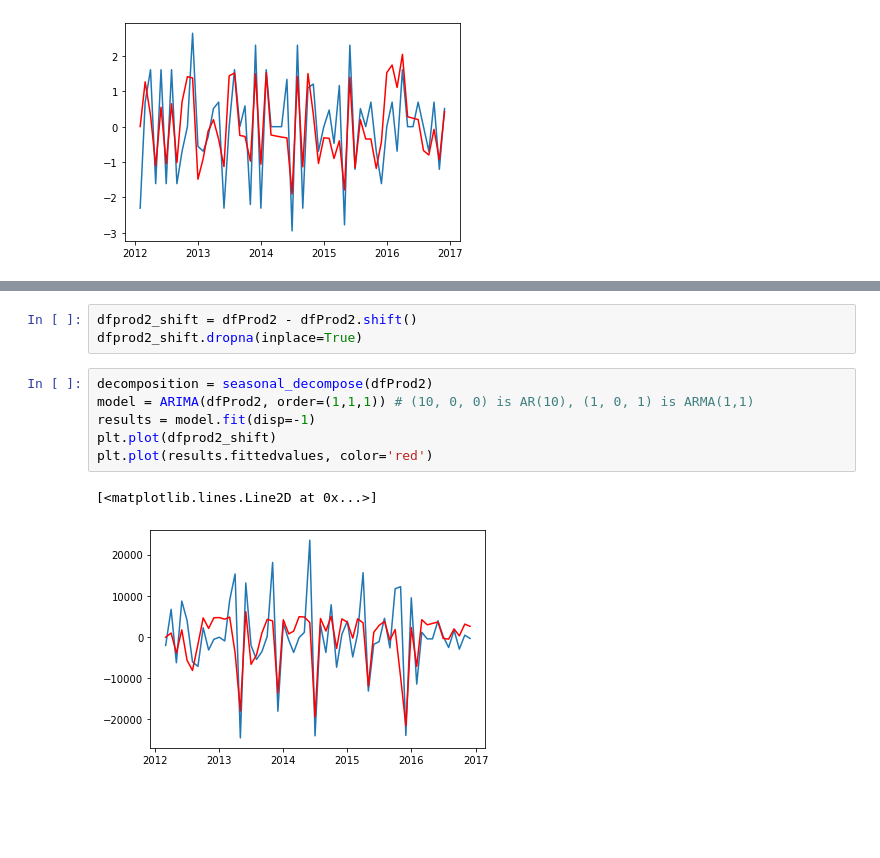
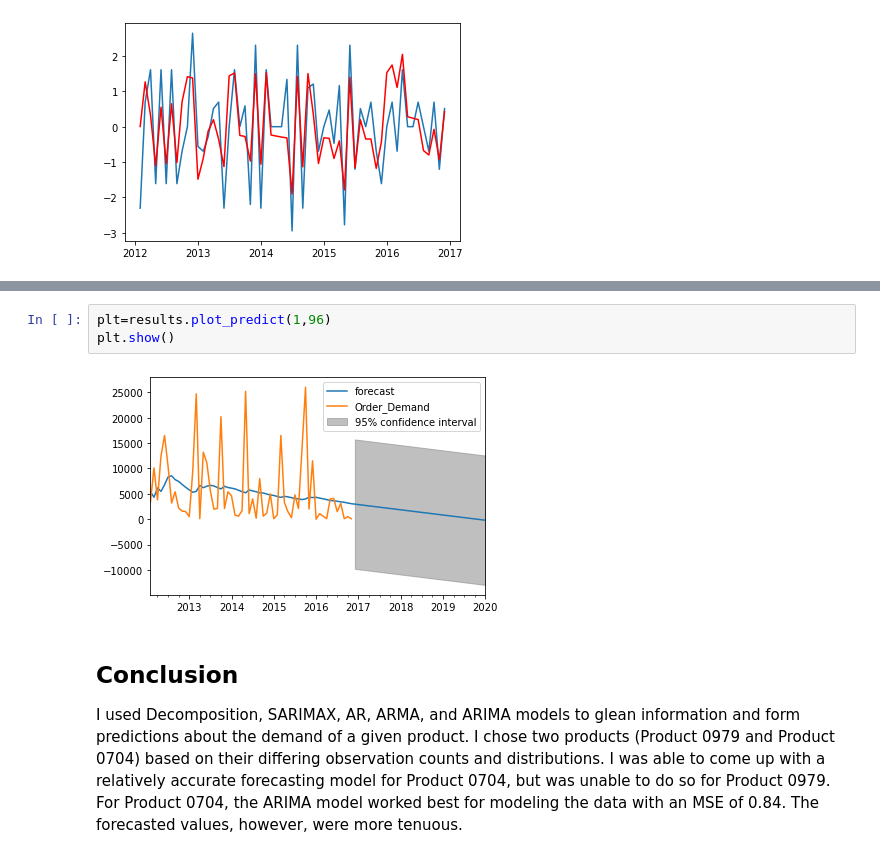
Before and after one commit to anissakhan/731-Project-5-Khan, a Jupyter notebook: Notebooks/731-Project5.ipynb, the cells around one changed output, grey strips where cells are left out. Drawn from its saved outputs; the diff is of its cells as text; blank space fills up the shorter version.

```diff
--- a/Notebooks/731-Project5.ipynb
+++ b/Notebooks/731-Project5.ipynb
@@ -758,12 +783,9 @@ plt.plot(results.fittedvalues, color='red')
-# %%
-dfprod2_shift = dfProd2 - dfProd2.shift()
-dfprod2_shift.dropna(inplace=True)
-# %%
-decomposition = seasonal_decompose(dfProd2)
-model = ARIMA(dfProd2, order=(1,1,1)) # (10, 0, 0) is AR(10), (1, 0, 1) is ARMA(1,1)
-results = model.fit(disp=-1)
-plt.plot(dfprod2_shift)
-plt.plot(results.fittedvalues, color='red')
-# %% [output]
-[<matplotlib.lines.Line2D at 0x...>]
-[figure, removed]
+# %%
+plt=results.plot_predict(1,96)
+plt.show()
+# %% [output]
+[figure, added]
+# %% [markdown]
+## Conclusion
+
+I used Decomposition, SARIMAX, AR, ARMA, and ARIMA models to glean information and form predictions about the demand of a given product. I chose two products (Product 0979 and Product 0704) based on their differing observation counts and distributions. I was able to come up with a relatively accurate forecasting model for Product 0704, but was unable to do so for Product 0979. For Product 0704, the ARIMA model worked best for modeling the data with an MSE of 0.84. The forecasted values, however, were more tenuous.
```
Also changed, not shown: parts of 17 cells of this notebook.
